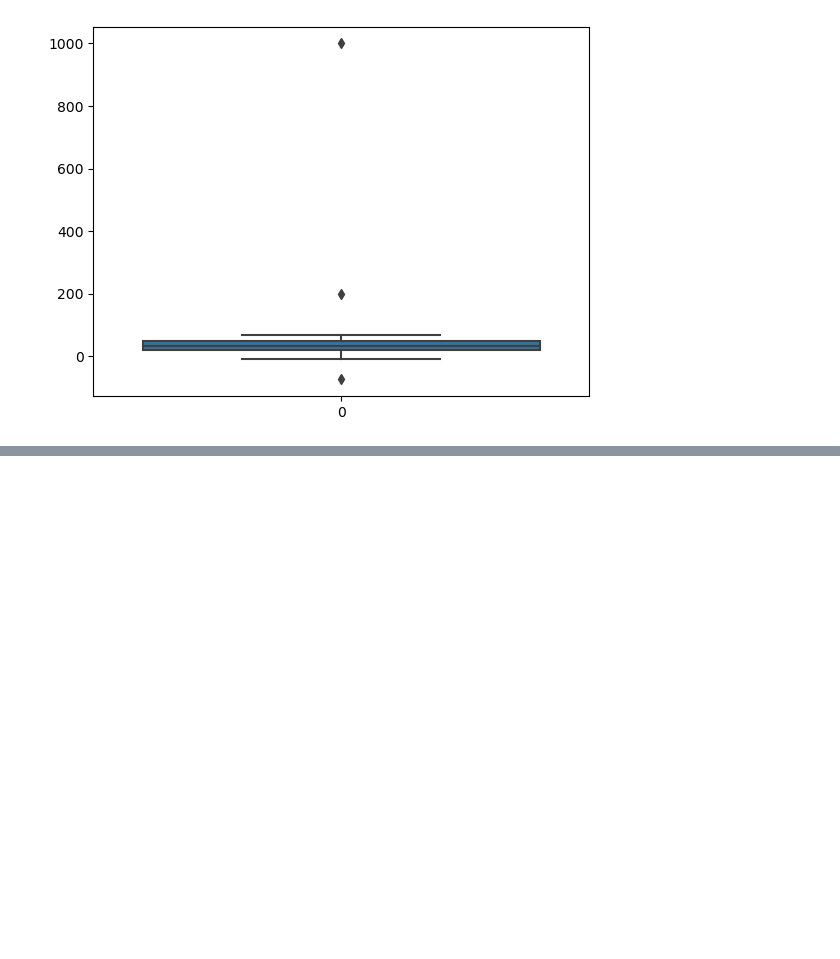
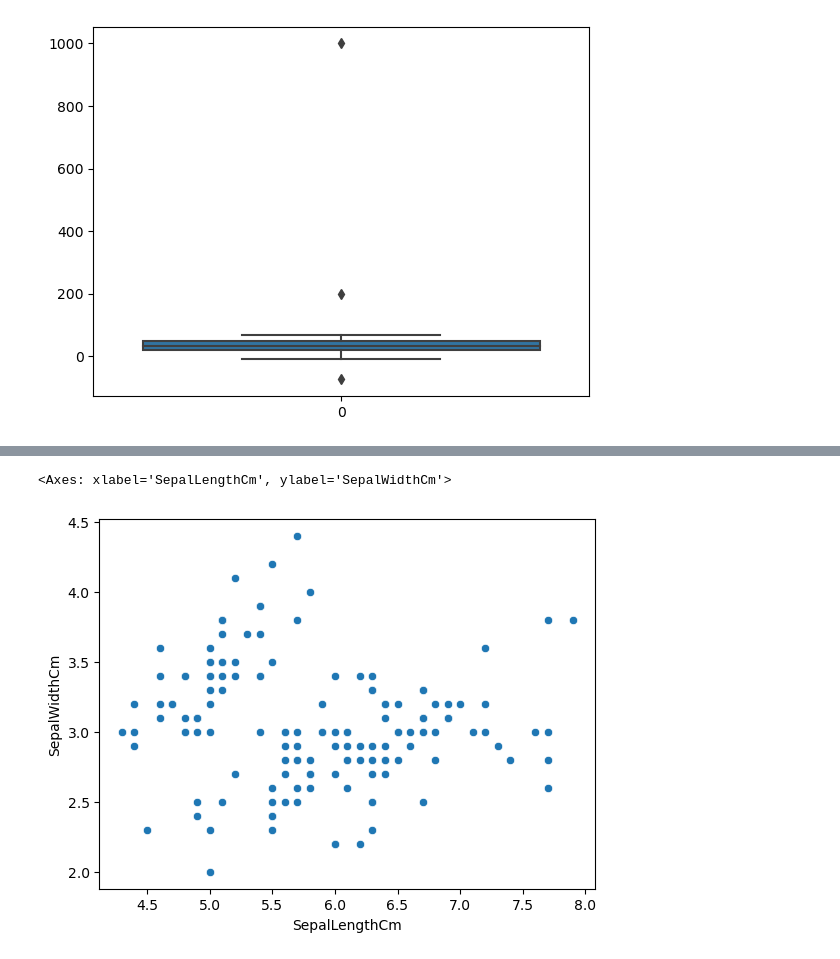
Before and after one commit to AdityaPapal/Machine_learning, a Jupyter notebook: Statistics/Statistics.ipynb, the cells around one changed output, grey strips where cells are left out. Cells and saved outputs as stored; diff of their text form; code cells hidden in the pictures; blank space fills up the shorter version.

```diff
--- a/Statistics/Statistics.ipynb
+++ b/Statistics/Statistics.ipynb
@@ -254,0 +300,5 @@ std_dev
+# %%
+sns.scatterplot(x = data2['SepalLengthCm'],y = data2['SepalWidthCm'])
+# %% [output]
+<Axes: xlabel='SepalLengthCm', ylabel='SepalWidthCm'>
+[figure, added]
```
Also changed, not shown: parts of 44 cells of this notebook.
